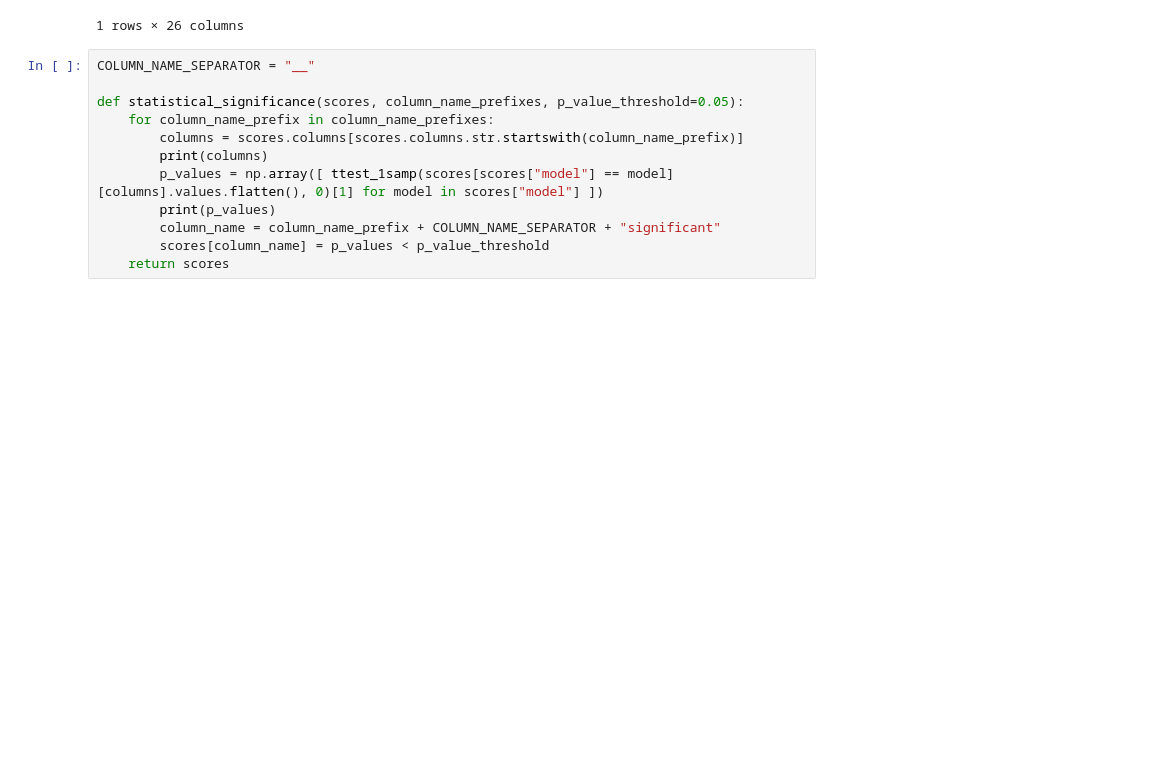
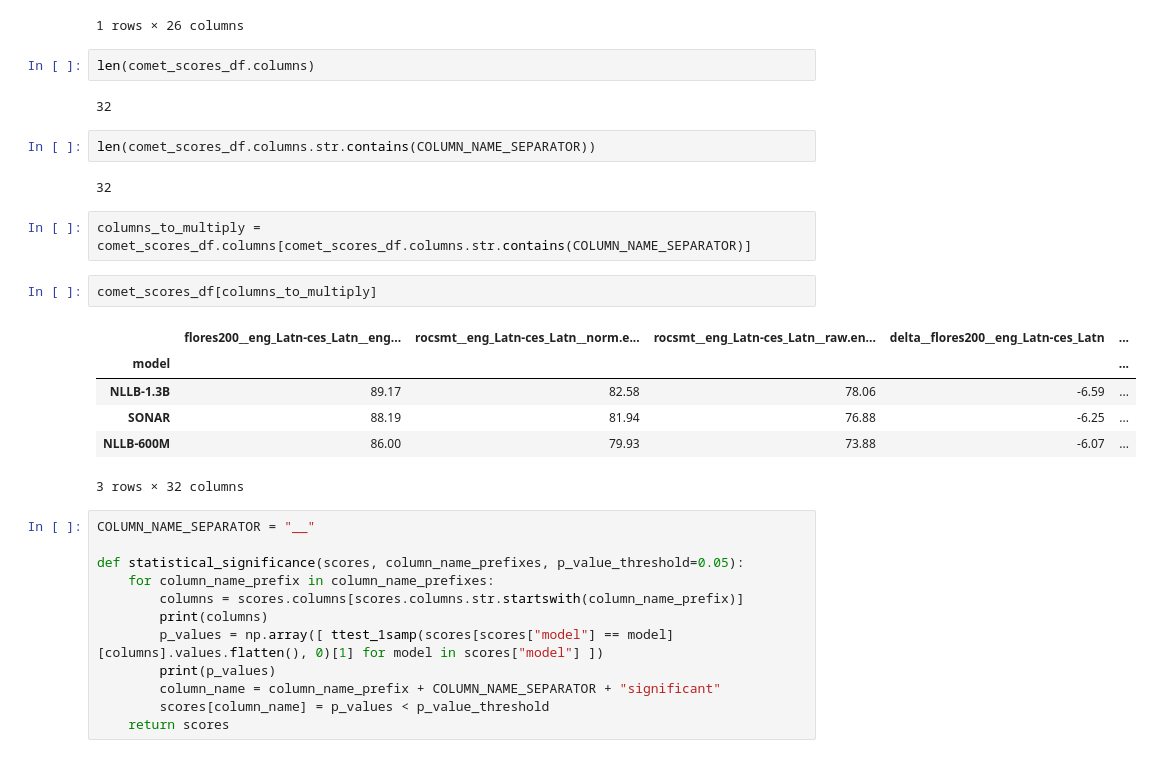
Before and after one commit to lydianish-phd/robust-embeddings, a Jupyter notebook: src/draft.ipynb, the cells around one changed output. Saved outputs shown, nothing was run; the diff lists cells and outputs as text; blank space fills up the shorter version.

```diff
--- a/src/draft.ipynb
+++ b/src/draft.ipynb
@@ -2289,6 +2289,25 @@ bleu_scores_df[bleu_scores_df["model"] == model]
 |  | model | rocsmt__eng_Latn-ces_Latn__raw.en... | rocsmt__eng_Latn-ces_Latn__norm.e... | rocsmt__eng_Latn-deu_Latn__raw.en... | rocsmt__eng_Latn-deu_Latn__norm.e... | ... |
 | 0 | NLLB-1.3B | 19.9 | 24.17 | 31.67 | 38.91 | ... |
 1 rows × 26 columns
+# %%
+len(comet_scores_df.columns)
+# %% [output]
+32
+# %%
+len(comet_scores_df.columns.str.contains(COLUMN_NAME_SEPARATOR))
+# %% [output]
+32
+# %%
+columns_to_multiply = comet_scores_df.columns[comet_scores_df.columns.str.contains(COLUMN_NAME_SEPARATOR)]
+# %%
+comet_scores_df[columns_to_multiply]
+# %% [output]
+|  | flores200__eng_Latn-ces_Latn__eng... | rocsmt__eng_Latn-ces_Latn__norm.e... | rocsmt__eng_Latn-ces_Latn__raw.en... | delta__flores200__eng_Latn-ces_Latn | ... |
+| model |  |  |  |  | ... |
+| NLLB-1.3B | 89.17 | 82.58 | 78.06 | -6.59 | ... |
+| SONAR | 88.19 | 81.94 | 76.88 | -6.25 | ... |
+| NLLB-600M | 86.00 | 79.93 | 73.88 | -6.07 | ... |
+3 rows × 32 columns
 # %%
 COLUMN_NAME_SEPARATOR = "__"
 
```
Also changed, not shown: 4 other files.
